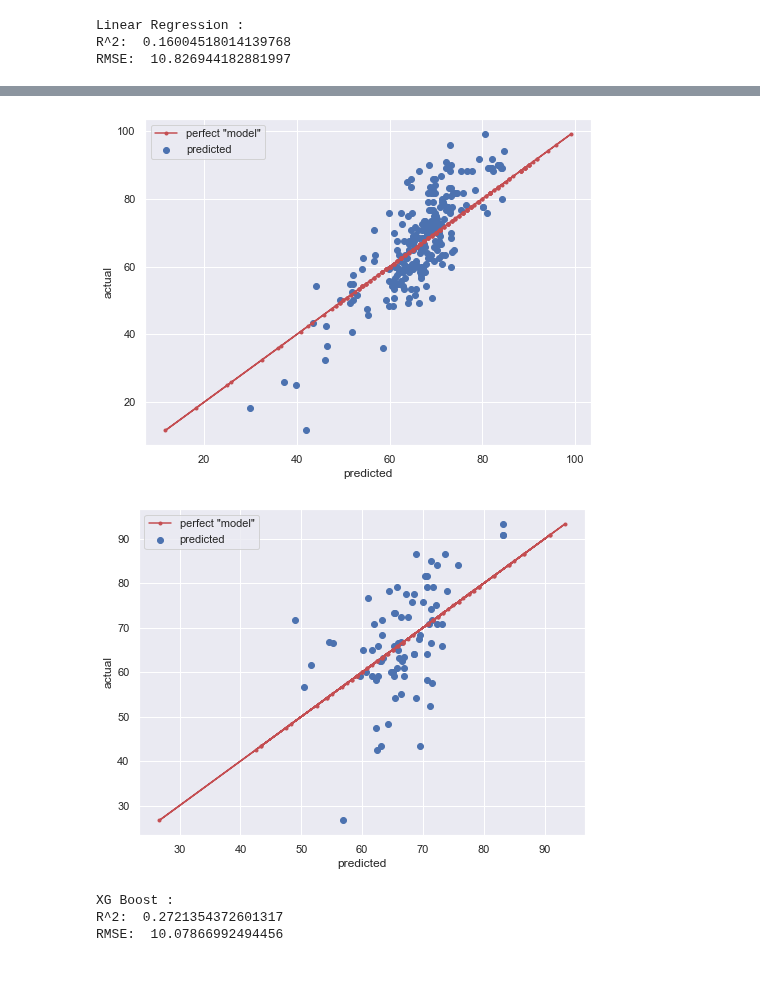
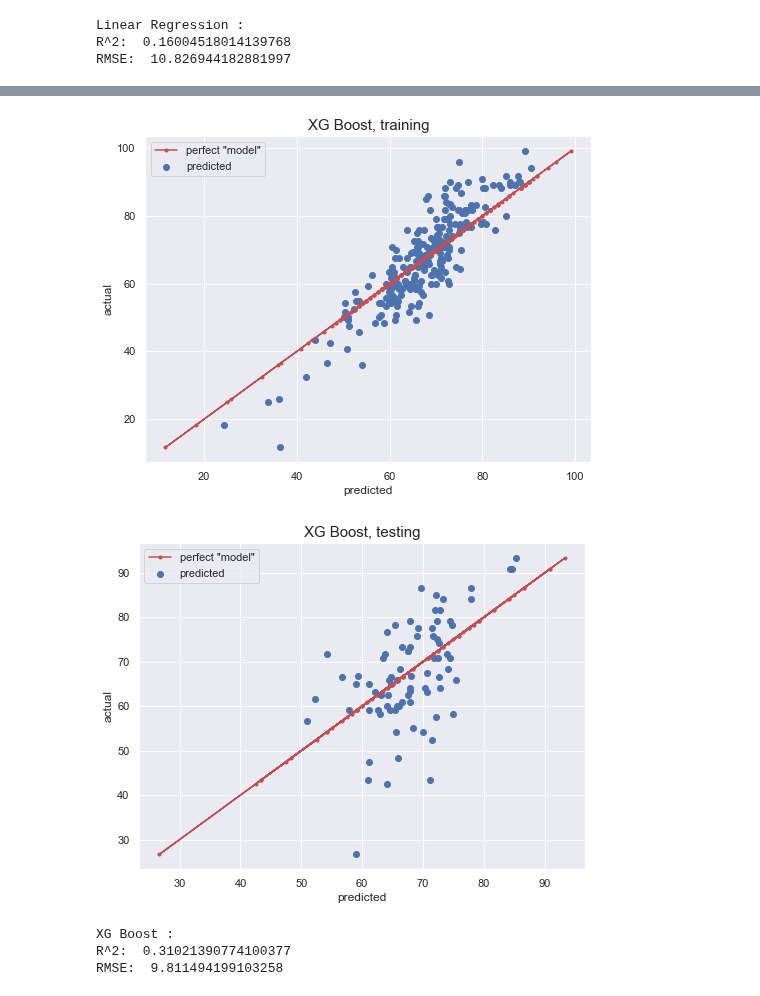
Before and after one commit to Jaester88/Springboard, a Jupyter notebook: Capstone_2_language_proficiency/C2_Modeling_JaeC_210906.ipynb, the cells around one changed output, grey strips where cells are left out. Cells and saved outputs as stored; diff of their text form; code cells hidden in the pictures.

```diff
--- a/Capstone_2_language_proficiency/C2_Modeling_JaeC_210906.ipynb
+++ b/Capstone_2_language_proficiency/C2_Modeling_JaeC_210906.ipynb
@@ -96,7 +97,7 @@ X_train, X_test, y_train, y_test = train_test_split(X, y, test_size=0.25, random
 # %%
 lr_pipe = make_pipeline(SelectKBest(f_regression), LinearRegression())
 params = {'selectkbest__k': [k+1 for k in range(len(X_train.columns))]}
-lr_grid_cv = GridSearchCV(lr_pipe, param_grid = params, cv=5, n_jobs=-1)
+lr_grid_cv = GridSearchCV(lr_pipe, param_grid = params, cv=10, n_jobs=-1)
 # %%
 lr_grid_cv.fit(X_train, y_train)
 print(lr_grid_cv.best_params_)
@@ -140,7 +132,7 @@ grid_params = {
     'randomforestregressor__max_depth': [10, 20, 30, None],
     'standardscaler': [StandardScaler(), None]
 }
-rf_grid_cv = GridSearchCV(rf_pipe, param_grid=grid_params, cv=5, n_jobs=-1)
+rf_grid_cv = GridSearchCV(rf_pipe, param_grid=grid_params, cv=10, n_jobs=-1)
 # %%
 rf_grid_cv.fit(X_train, y_train)
 print(rf_grid_cv.best_params_)
@@ -189,10 +181,10 @@ DM_test = xgb.DMatrix(X_test, y_test)
 xg = XGBRegressor(objective='reg:linear', seed=42)
 params = {
     'max_depth': range(2, 8, 1),
-    'n_estimators': range(60, 300, 40),
+    'n_estimators': [int(n) for n in np.logspace(start=1, stop=3, num=5)],
     'learning_rate': [1, 0.1, 0.01]
 }
-xg_grid_cv = GridSearchCV(xg, param_grid=params, cv=5, n_jobs=-1)
+xg_grid_cv = GridSearchCV(xg, param_grid=params, cv=10, n_jobs=-1)
 # %%
 xg_grid_cv.fit(X_train, y_train)
 # %% [output]
@@ -221,8 +212,0 @@ xg_grid_cv.best_params_
-# %%
-params = {
-    'max_depth': range(1, 4),
-    'n_estimators': range(10, 60, 10),
-    'learning_rate': [0.1]
-}
-xg_grid_cv = GridSearchCV(xg, param_grid=params, cv=5, n_jobs=-1)
-xg_grid_cv.fit(X_train, y_train)
@@ -276,14 +243,14 @@ plt.show()
 # %%
 y_tr_xg_pred = xg_best.predict(X_train)
 y_te_xg_pred = xg_best.predict(X_test)
-pred_plot(y_tr_xg_pred, y_train)
-pred_plot(y_te_xg_pred, y_test)
+pred_plot("XG Boost, training", y_tr_xg_pred, y_train)
+pred_plot("XG Boost, testing", y_te_xg_pred, y_test)
 # %% [output]
-[figure, old version]
+[figure, new version]
-[figure, old version]
+[figure, new version]
 # %%
 test_stat("XG Boost", y_test, y_te_xg_pred)
 # %% [output]
 XG Boost :
-R^2:  0.2721354372601317
-RMSE:  10.07866992494456
+R^2:  0.31021390774100377
+RMSE:  9.811494199103258
```
Also changed, not shown: parts of 14 cells of this notebook.
